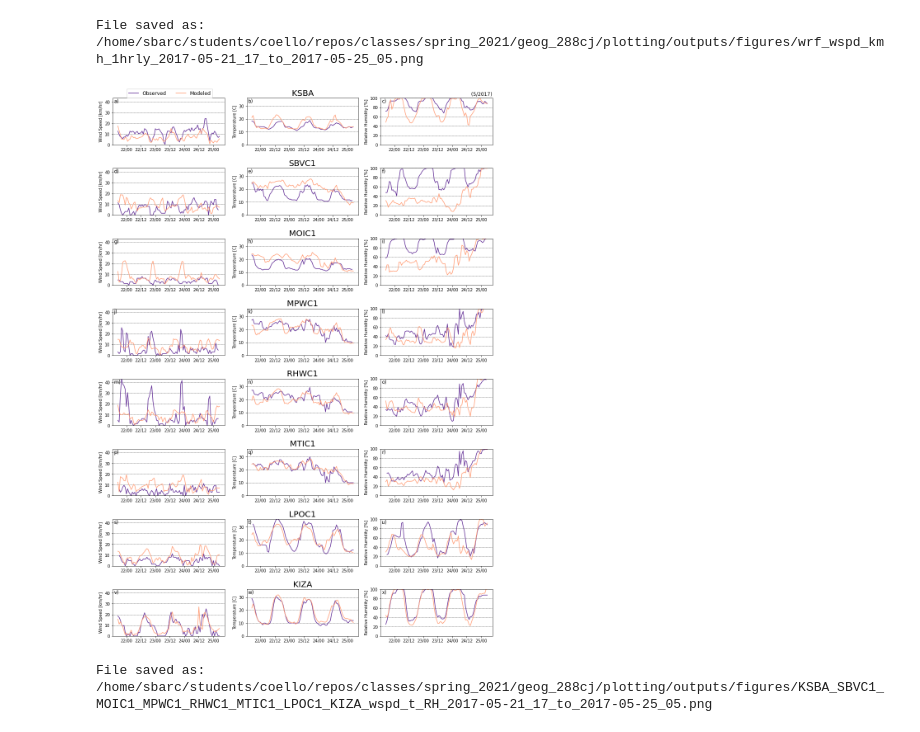
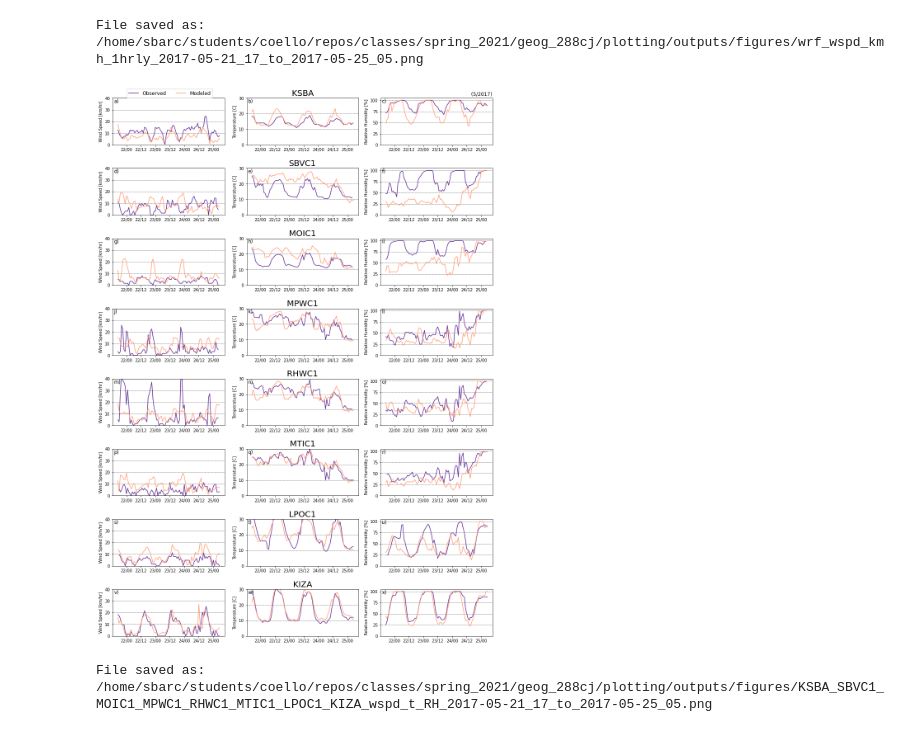
Before and after one commit to mmcoello/spring_2021, a Jupyter notebook: geog_288cj/plotting/analysis/station_data_v_wrf.ipynb, the cells around one changed output. Cells and saved outputs as stored; diff of their text form; code cells hidden in the pictures.

```diff
--- a/geog_288cj/plotting/analysis/station_data_v_wrf.ipynb
+++ b/geog_288cj/plotting/analysis/station_data_v_wrf.ipynb
@@ -251,10 +251,6 @@ datadir = '../input_data/station_data/'
 outdir = '/home/sbarc/students/coello/repos/classes/spring_2021/geog_288cj/plotting/outputs/'
 fig_outdir = '/home/sbarc/students/coello/repos/classes/spring_2021/geog_288cj/plotting/outputs/figures/'
 dat_outdir = '/home/sbarc/students/coello/repos/classes/spring_2021/geog_288cj/plotting/outputs/data/'
-
-# station_lats = [34.455886, 34.516658,  34.461397, 34.491333, 34.4450, 34.544397, 34.42611, 34.60694]
-# station_lons = [ -119.705628, -120.075331,  -119.649014,  -119.796386, -119.625833,  -119.791286, -119.84361, -120.07556]
-# stations = ["SBVC1", "RHWC1", "MTIC1", "MPWC1", "MOIC1", "LPOC1", "KSBA", "KIZA"]
 
 station_lats = [34.42611, 34.455886, 34.4450, 34.491333, 34.516658,  34.461397,   34.544397,  34.60694]
 station_lons = [-119.84361, -119.705628, -119.625833, -119.796386, -120.075331, -119.649014, -119.791286, -120.07556]
@@ -280,6 +276,7 @@ for j in range(len(stations)):
     wspd = df['wind_speed_set_1'].values * units('m/s').to(units(wnd_units))
     wdir = df['wind_direction_set_1'].values * units('degree')
     wgust = df['wind_gust_set_1'].values * units('m/s').to(units(wnd_units))
+    pres = df['sea_level_pressure_set_1d'] / 100 # convert to hpa
     dates = df['Date_Time'].values
 
     u, v = wind_components(wspd, wdir)
@@ -304,6 +301,7 @@ for j in range(len(stations)):
     # save data into xarray
     dat = xr.Dataset({'t': (['time'], T),
                     'RH': (['time'], RH),
+                    'slp': (['time'], pres),
                     'wspd': (['time'], wspd),
                     'wdir': (['time'], wdir),
                     'u': (['time'], u),
@@ -404,11 +402,8 @@ File saved as: /home/sbarc/students/coello/repos/classes/spring_2021/geog_288cj/
 [figure]
 File saved as: /home/sbarc/students/coello/repos/classes/spring_2021/geog_288cj/plotting/outputs/figures/wrf_wspd_kmh_1hrly_2017-05-21_17_to_2017-05-25_05.png
 # %%
-def plot_station_winds(data, wrf, date_time, stations, outdir, wind_untis):
+def plot_station_winds(data, wrf, date_time, stations, var, wrf_var, var_labs, var_lims, station_lab, leg_box, outdir, wind_untis):
 
-    var = ['wspd', 't', 'RH']
-    wrf_var = ['wspd_kmh', 'T2', 'rh2']
-    var_labs = ['Wind Speed [' + wind_untis + ']', 'Temperature [C]', 'Relative Humidity [%]']
     var_names = ''
     stat_names = ''
     subfig = ['a)', 'b)', 'c)', 'd)', 'e)', 'f)', 'g)', 'h)', 'i)', 'j)', 'k)', 'l)', 'm)', 'n)', 'o)',
@@ -418,7 +413,7 @@ def plot_station_winds(data, wrf, date_time, stations, outdir, wind_untis):
 
     # Create a new figure
     fig = plt.figure(figsize=(len(var) * 5.5, len(stations) * 3))
-    gs = plt.GridSpec(len(stations), 3, figure=fig, hspace= 0.5, wspace=0.2)
+    gs = plt.GridSpec(len(stations), len(var), figure=fig, hspace= 0.5, wspace=0.2)
 
     for i in range(len(stations)):
 
@@ -432,7 +427,7 @@ def plot_station_winds(data, wrf, date_time, stations, outdir, wind_untis):
 
 
             ax.set_ylabel(var_labs[j], multialignment='center')
-            ax.set_ylim(0, np.nanmax(data[var[j]]))
+            ax.set_ylim(var_lims[j])
 
             ln2 = ax.plot(wrf.time, wrf[wrf_var[j]].sel(station = stations[i]), 'lightsalmon', label='Modeled')
 
@@ -445,36 +440,42 @@ def plot_station_winds(data, wrf, date_time, stations, outdir, wind_untis):
 
             # apply grid
             ax.grid(b=True, which='major', axis='y', color='k', linestyle='--', linewidth=0.5)
 
             ax.text(0.01, 0.9, subfig[k], fontsize = 12, transform = ax.transAxes)
 
 
-            if (j == 1):
+            if (j == station_lab):
                 plt.title(stations[i], loc = 'center', size = 20)
 
 
             if (i == 0 and j == 0):
                 # add legend
                 lns = ln1 + ln2
                 labs = [l.get_label() for l in lns]
-                ax.legend(lns, labs, loc='upper left',  bbox_to_anchor=(0.1, 1.25), ncol=3, prop={'size': 12})
+                ax.legend(lns, labs, loc='upper left',  bbox_to_anchor=leg_box, ncol=3, prop={'size': 12})
 
-            if (i == 0):
+            if (i == 1):
                 var_names = var_names + '_' + str(var[j])
 
 
             k += 1
 
         stat_names = stat_names + '_' + stations[i]
 
     # Save and display figure
     plot_name = stat_names[1:] + var_names + '_' + str(date_time.values[0])[:-16].replace('T', '_') + \
                 '_to_' + str(date_time.values[-1])[:-16].replace('T', '_') + '.png'
     plt.savefig(outdir+plot_name,  bbox_inches='tight', dpi = 120)
     plt.show()
     print('File saved as:', outdir+plot_name, '\n')
 
-plot_station_winds(da, dwrf, da.time, stations, fig_outdir, wnd_units)
+
+station_vars = ['wspd', 't', 'RH']
+wrf_vars = ['wspd_kmh', 'T2', 'rh2']
+var_labels = ['Wind Speed [' + wnd_units + ']', 'Temperature [C]', 'Relative Humidity [%]']
+var_lims = [(0,40), (0,30), (0,105)]
+
+plot_station_winds(da, dwrf, da.time, stations,  station_vars, wrf_vars, var_labels, var_lims, 1, (0.1, 1.25), fig_outdir, wnd_units)
 # %% [output]
-[figure, old version]
+[figure, new version]
 File saved as: /home/sbarc/students/coello/repos/classes/spring_2021/geog_288cj/plotting/outputs/figures/KSBA_SBVC1_MOIC1_MPWC1_RHWC1_MTIC1_LPOC1_KIZA_wspd_t_RH_2017-05-21_17_to_2017-05-25_05.png
```
Also changed, not shown: parts of 1 cell of this notebook, 7 other files.
